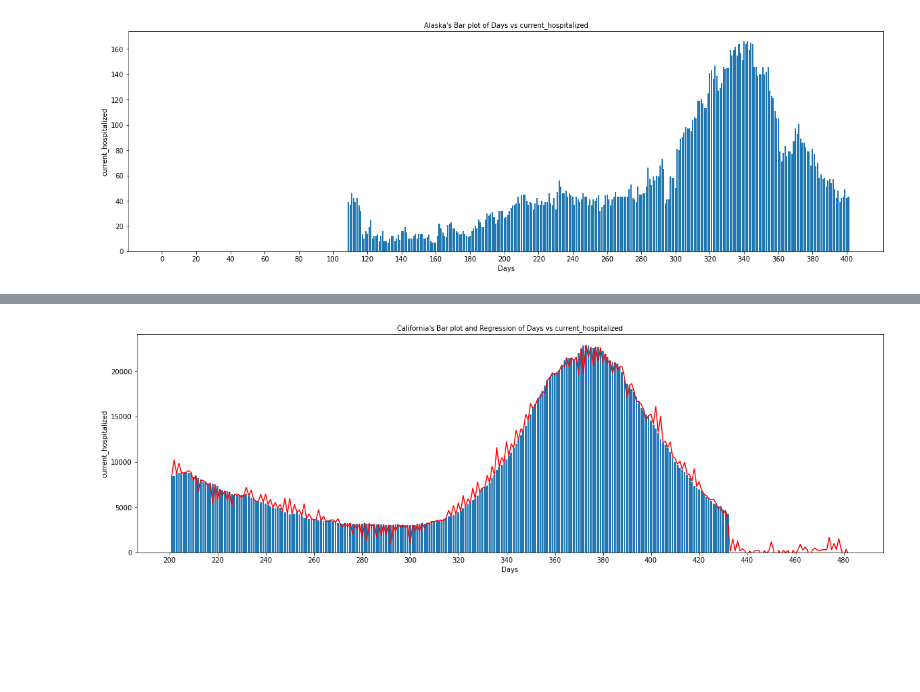
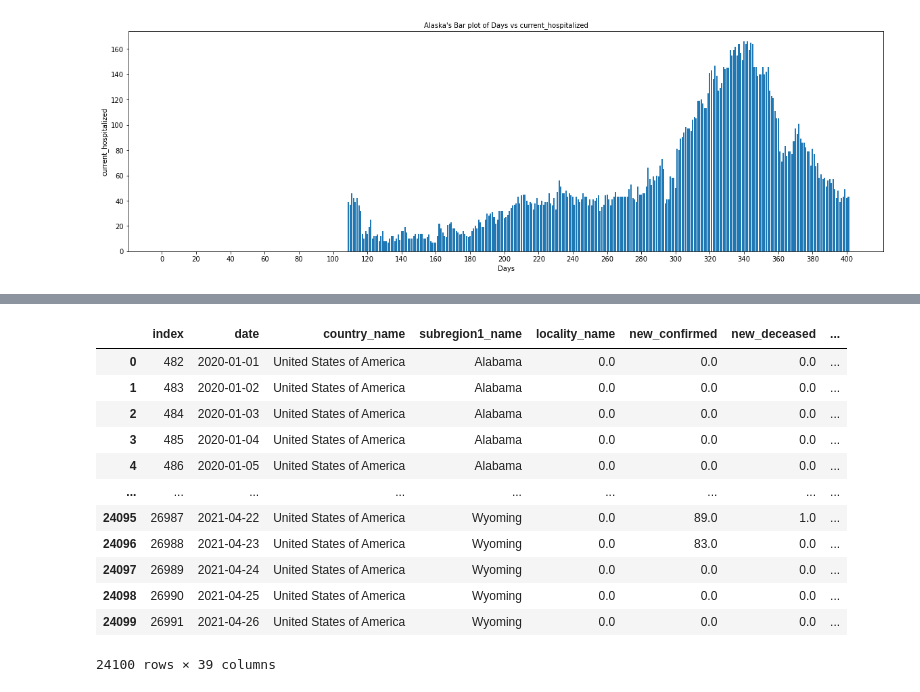
Before and after one commit to nickabcarius/ECS171_Group_5, a Jupyter notebook: ECS 171 Project processing dataset.ipynb, the cells around one changed output, grey strips where cells are left out. Saved outputs shown, nothing was run; the diff lists cells and outputs as text; code cells hidden in the pictures; blank space fills up the shorter version.

```diff
--- a/ECS 171 Project processing dataset.ipynb
+++ b/ECS 171 Project processing dataset.ipynb
@@ -211,8 +209,16 @@ BarAndRegression("California", 'current_hospitalized', 200, 400)
-# %%
-#Now try to predict the future given what we know:
-
-BarAndRegression("California", 'current_hospitalized', 200, 500)
-# Kind of weird looking once the end of the data is reached, the regression line doesn't drop.
-# May need to modify order function to fix that
-# %% [output]
-[figure, removed]
+# %%
+df
+# %% [output]
+|  | index | date | country_name | subregion1_name | locality_name | new_confirmed | new_deceased | ... |
+| 0 | 482 | 2020-01-01 | United States of America | Alabama | 0.0 | 0.0 | 0.0 | ... |
+| 1 | 483 | 2020-01-02 | United States of America | Alabama | 0.0 | 0.0 | 0.0 | ... |
+| 2 | 484 | 2020-01-03 | United States of America | Alabama | 0.0 | 0.0 | 0.0 | ... |
+| 3 | 485 | 2020-01-04 | United States of America | Alabama | 0.0 | 0.0 | 0.0 | ... |
+| 4 | 486 | 2020-01-05 | United States of America | Alabama | 0.0 | 0.0 | 0.0 | ... |
+| ... | ... | ... | ... | ... | ... | ... | ... | ... |
+| 24095 | 26987 | 2021-04-22 | United States of America | Wyoming | 0.0 | 89.0 | 1.0 | ... |
+| 24096 | 26988 | 2021-04-23 | United States of America | Wyoming | 0.0 | 83.0 | 0.0 | ... |
+| 24097 | 26989 | 2021-04-24 | United States of America | Wyoming | 0.0 | 0.0 | 0.0 | ... |
+| 24098 | 26990 | 2021-04-25 | United States of America | Wyoming | 0.0 | 0.0 | 0.0 | ... |
+| 24099 | 26991 | 2021-04-26 | United States of America | Wyoming | 0.0 | 0.0 | 0.0 | ... |
+24100 rows × 39 columns
```
Also changed, not shown: parts of 7 cells of this notebook.
